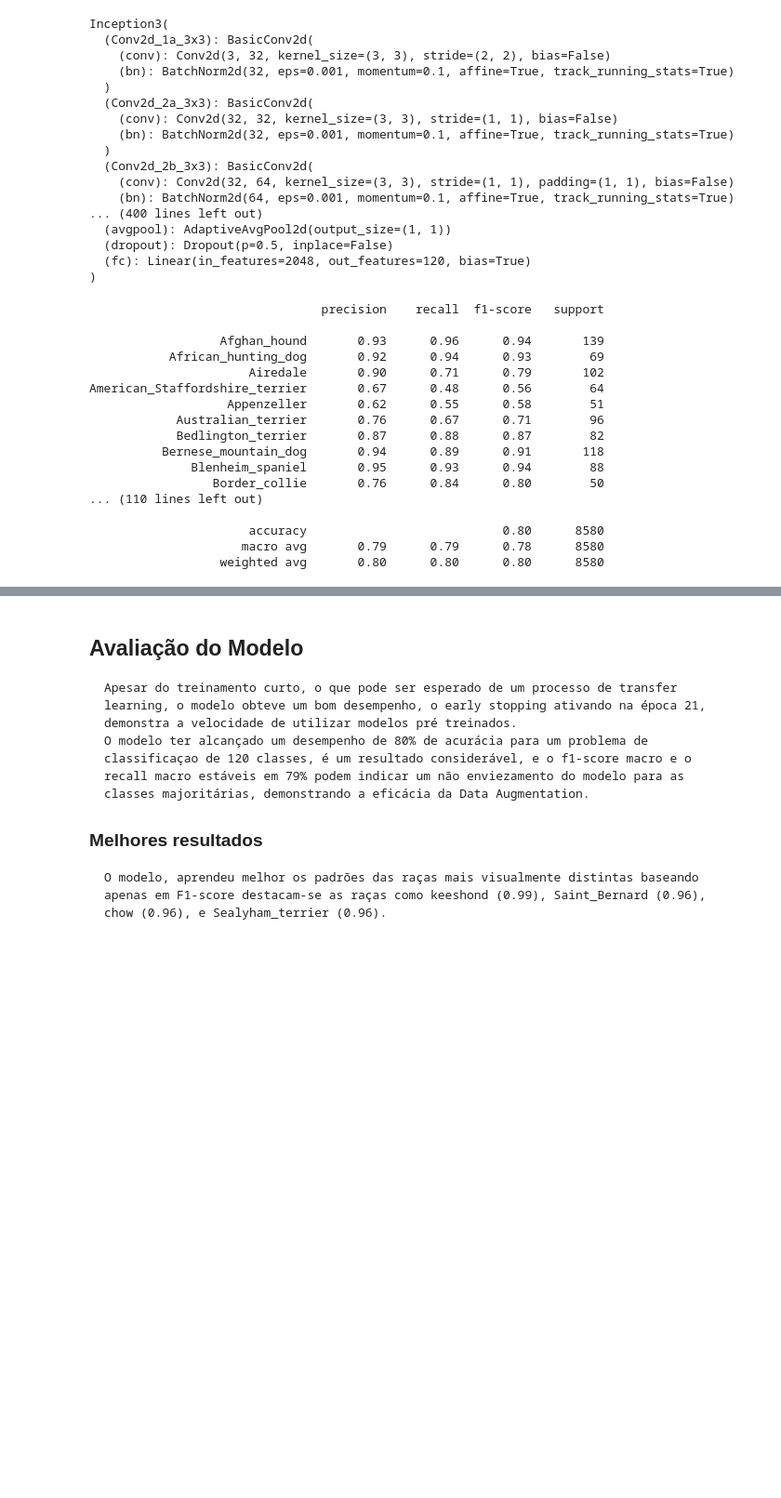
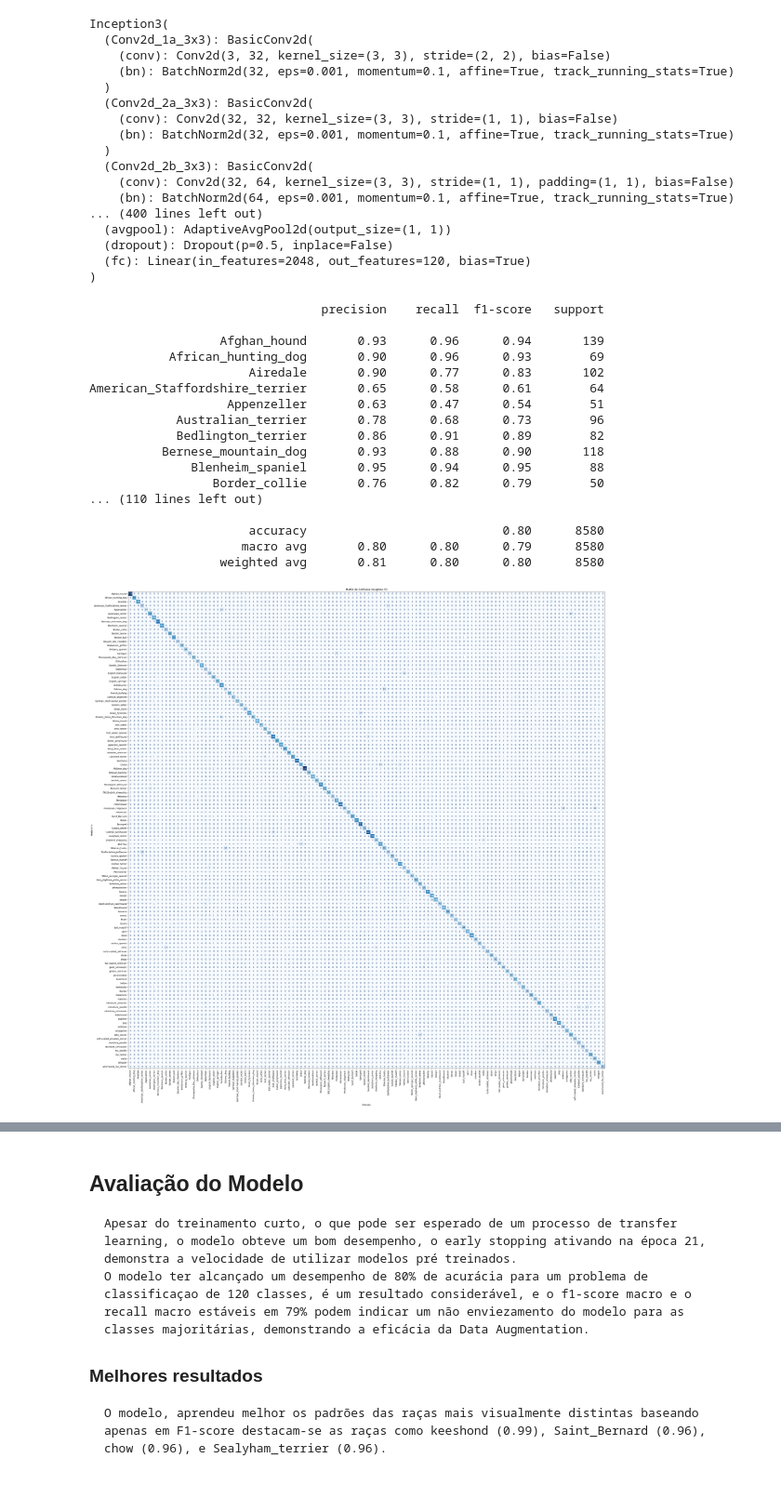
Before and after one commit to Pedrov-b/stanford_dogs_inception_v3, a Jupyter notebook: trabalho_topicos.ipynb, the cells around one changed output, grey strips where cells are left out. Shown at 93% size. Cells and saved outputs as stored; diff of their text form; code cells hidden in the pictures; blank space fills up the shorter version.

Commit message:
Matriz e top3

```diff
--- a/trabalho_topicos.ipynb
+++ b/trabalho_topicos.ipynb
@@ -327,7 +316,12 @@ plt.show()
 # %% [markdown]
 <h2>Métricas do treino</h2>
 # %%
-model.load_state_dict(torch.load("Modelo_Inception.pth", map_location=device))
+device = torch.device("cuda" if torch.cuda.is_available() else "cpu")
+model = inception_v3(weights=Inception_V3_Weights.DEFAULT, aux_logits=True)
+classes = 120
+model.fc = nn.Linear(model.fc.in_features, classes)
+model.AuxLogits.fc = nn.Linear(model.AuxLogits.fc.in_features, classes)
+model.load_state_dict(torch.load("Melhor_Modelo_Inception.pth", map_location=device))
 model = model.to(device)
 model.eval()
 # %% [output]
@@ -366,17 +360,28 @@ print(classification_report(label, pred, target_names=test_dataset.classes))
                                 precision    recall  f1-score   support
 
                   Afghan_hound       0.93      0.96      0.94       139
-           African_hunting_dog       0.92      0.94      0.93        69
-                      Airedale       0.90      0.71      0.79       102
-American_Staffordshire_terrier       0.67      0.48      0.56        64
-                   Appenzeller       0.62      0.55      0.58        51
-            Australian_terrier       0.76      0.67      0.71        96
-            Bedlington_terrier       0.87      0.88      0.87        82
-          Bernese_mountain_dog       0.94      0.89      0.91       118
-              Blenheim_spaniel       0.95      0.93      0.94        88
-                 Border_collie       0.76      0.84      0.80        50
+           African_hunting_dog       0.90      0.96      0.93        69
+                      Airedale       0.90      0.77      0.83       102
+American_Staffordshire_terrier       0.65      0.58      0.61        64
+                   Appenzeller       0.63      0.47      0.54        51
+            Australian_terrier       0.78      0.68      0.73        96
+            Bedlington_terrier       0.86      0.91      0.89        82
+          Bernese_mountain_dog       0.93      0.88      0.90       118
+              Blenheim_spaniel       0.95      0.94      0.95        88
+                 Border_collie       0.76      0.82      0.79        50
 ... (110 lines left out)
 
                       accuracy                           0.80      8580
-                     macro avg       0.79      0.79      0.78      8580
-                  weighted avg       0.80      0.80      0.80      8580
+                     macro avg       0.80      0.80      0.79      8580
+                  weighted avg       0.81      0.80      0.80      8580
+# %%
+cm = confusion_matrix(label, pred)
+plt.figure(figsize=(40, 40))
+disp = ConfusionMatrixDisplay(confusion_matrix=cm, display_labels=test_dataset.classes)
+disp.plot(cmap='Blues', values_format='d', ax=plt.gca(), xticks_rotation=90, colorbar=False)
+plt.title('Matriz de Confusão Inception V3')
+plt.xlabel('Previsto'); plt.ylabel('Verdadeiro')
+plt.savefig('matriz_confusao.png', dpi=200)
+plt.show()
+# %% [output]
+[figure, added]
```
Also changed, not shown: parts of 3 cells of this notebook, 2 other files.
